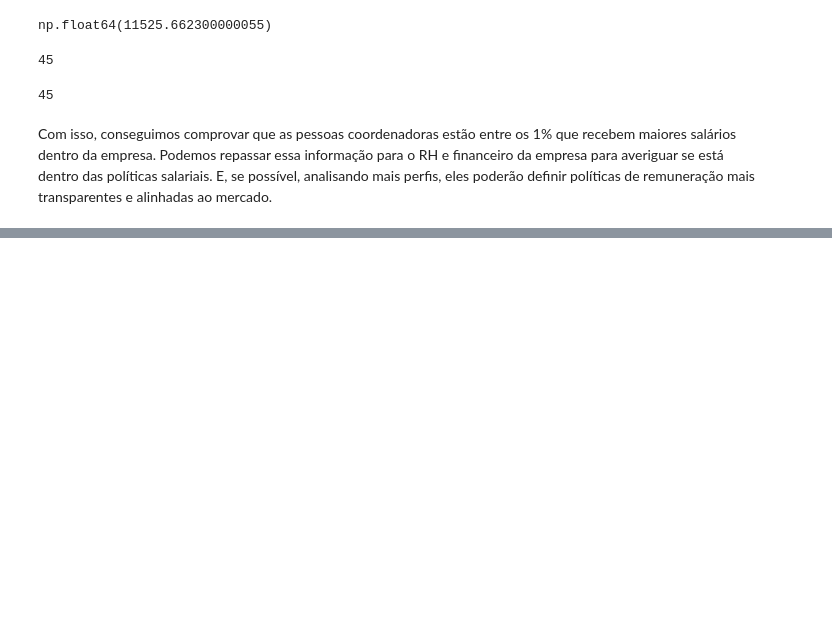
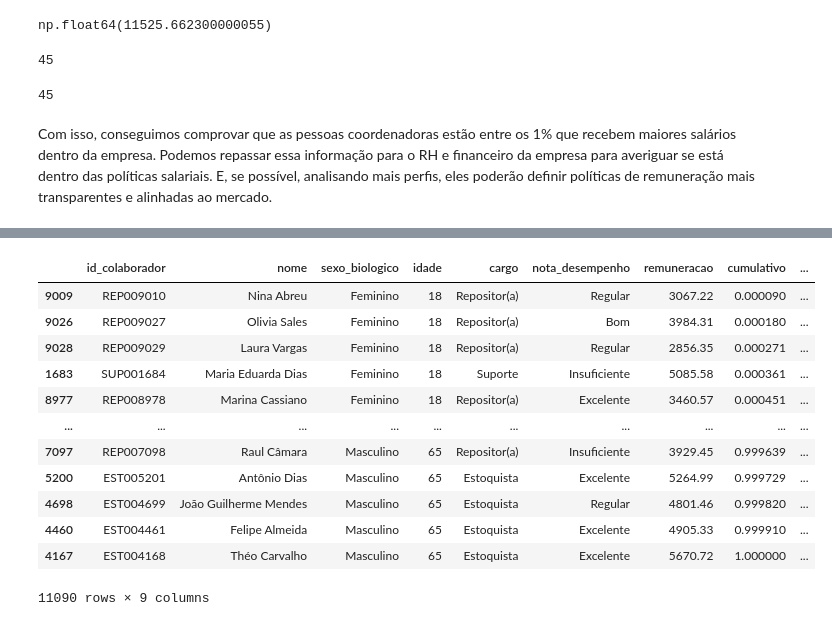
Before and after one commit to biellrodri/data-science-alura, a Jupyter notebook: formacao-estatistica-ML/projeto_consultoria.ipynb, the cells around one changed output, grey strips where cells are left out. Cells and saved outputs as stored; diff of their text form; code cells hidden in the pictures; blank space fills up the shorter version.

```diff
--- a/formacao-estatistica-ML/projeto_consultoria.ipynb
+++ b/formacao-estatistica-ML/projeto_consultoria.ipynb
@@ -1001,0 +1028,3 @@ Podemos repassar essa informação para o RH e financeiro da empresa para averig
+# %%
+idades_classificacao = colaboradores.copy()
+idades_classificacao.head()
@@ -1001,0 +1038,25 @@ Podemos repassar essa informação para o RH e financeiro da empresa para averig
+# %%
+# 1. Ordenar os dados pela coluna 'idade'
+idades_classificacao = idades_classificacao.sort_values(by='idade')
+
+# 2. Adicionar a coluna 'cumulativo' (posição relativa de cada linha)
+idades_classificacao['cumulativo'] = (idades_classificacao.reset_index().index + 1) / len(idades_classificacao)
+
+# 3. Adicionar a coluna 'qualificado' com base no valor de 'cumulativo'
+idades_classificacao['qualificado'] = idades_classificacao['cumulativo'] <= 0.20
+
+idades_classificacao
+# %% [output]
+|  | id_colaborador | nome | sexo_biologico | idade | cargo | nota_desempenho | remuneracao | cumulativo | ... |
+| 9009 | REP009010 | Nina Abreu | Feminino | 18 | Repositor(a) | Regular | 3067.22 | 0.000090 | ... |
+| 9026 | REP009027 | Olivia Sales | Feminino | 18 | Repositor(a) | Bom | 3984.31 | 0.000180 | ... |
+| 9028 | REP009029 | Laura Vargas | Feminino | 18 | Repositor(a) | Regular | 2856.35 | 0.000271 | ... |
+| 1683 | SUP001684 | Maria Eduarda Dias | Feminino | 18 | Suporte | Insuficiente | 5085.58 | 0.000361 | ... |
+| 8977 | REP008978 | Marina Cassiano | Feminino | 18 | Repositor(a) | Excelente | 3460.57 | 0.000451 | ... |
+| ... | ... | ... | ... | ... | ... | ... | ... | ... | ... |
+| 7097 | REP007098 | Raul Câmara | Masculino | 65 | Repositor(a) | Insuficiente | 3929.45 | 0.999639 | ... |
+| 5200 | EST005201 | Antônio Dias | Masculino | 65 | Estoquista | Excelente | 5264.99 | 0.999729 | ... |
+| 4698 | EST004699 | João Guilherme Mendes | Masculino | 65 | Estoquista | Regular | 4801.46 | 0.999820 | ... |
+| 4460 | EST004461 | Felipe Almeida | Masculino | 65 | Estoquista | Excelente | 4905.33 | 0.999910 | ... |
+| 4167 | EST004168 | Théo Carvalho | Masculino | 65 | Estoquista | Excelente | 5670.72 | 1.000000 | ... |
+11090 rows × 9 columns
```
Also changed, not shown: parts of 8 cells of this notebook.
